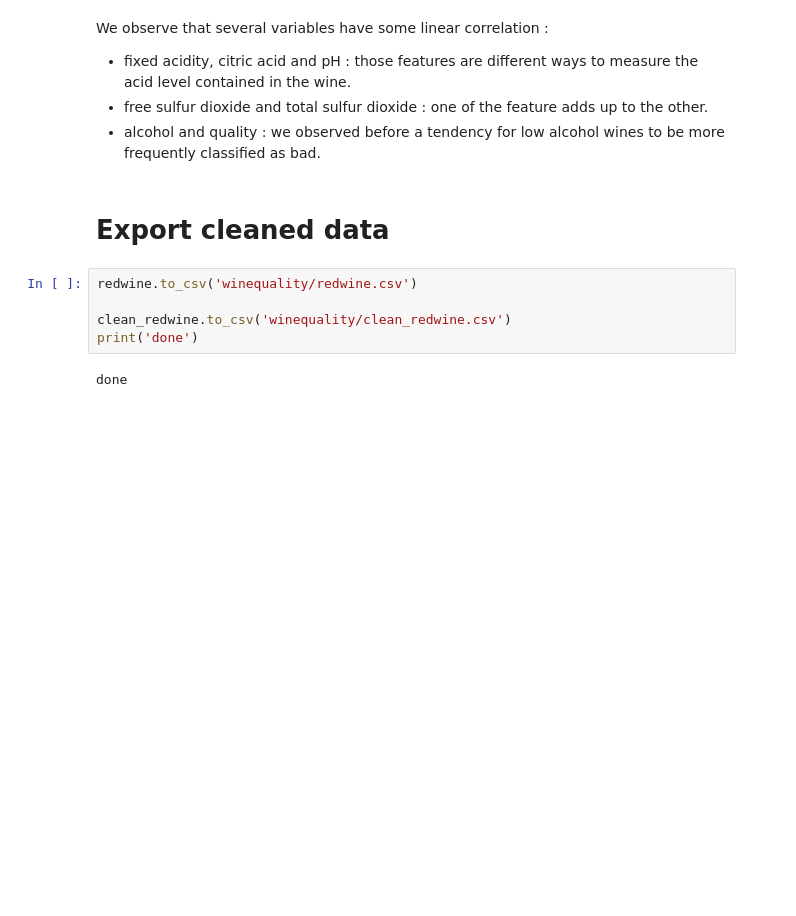
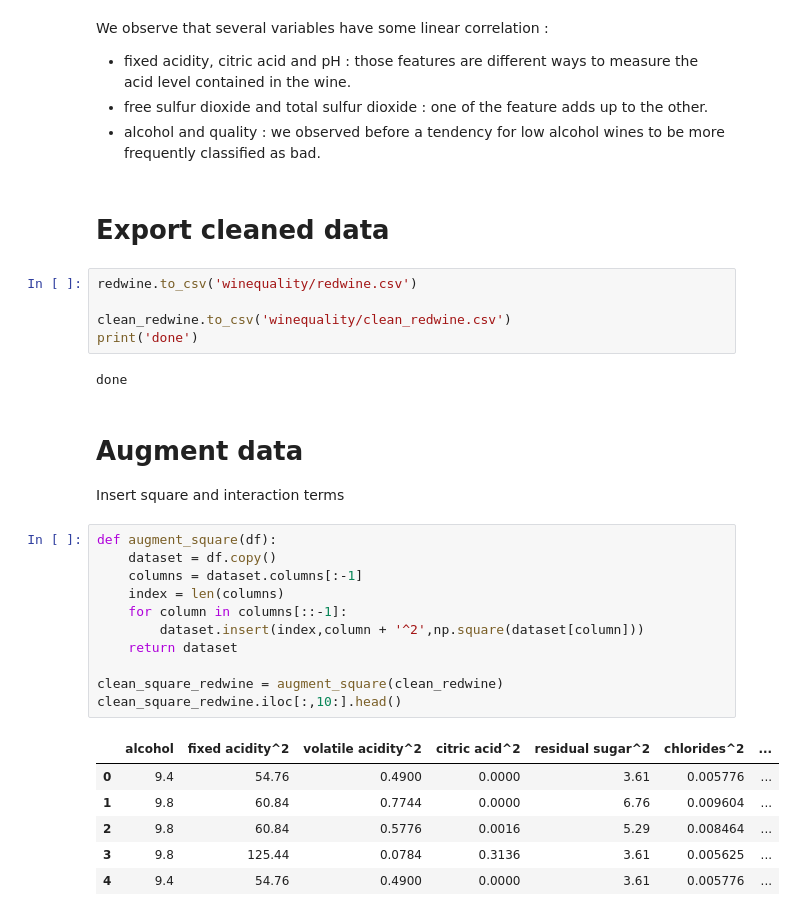
Before and after one commit to SrikanthAmudala/COMP551-MiniProject1, a Jupyter notebook: Task_1_redwine.ipynb, the cells around one changed output. Saved outputs shown, nothing was run; the diff lists cells and outputs as text; blank space fills up the shorter version.

```diff
--- a/Task_1_redwine.ipynb
+++ b/Task_1_redwine.ipynb
@@ -188,3 +187,24 @@ clean_redwine.to_csv('winequality/clean_redwine.csv')
 print('done')
 # %% [output]
 done
+# %% [markdown]
+# Augment data
+Insert square and interaction terms
+# %%
+def augment_square(df):
+    dataset = df.copy()
+    columns = dataset.columns[:-1]
+    index = len(columns)
+    for column in columns[::-1]:
+        dataset.insert(index,column + '^2',np.square(dataset[column]))
+    return dataset
+
+clean_square_redwine = augment_square(clean_redwine)
+clean_square_redwine.iloc[:,10:].head()
+# %% [output]
+|  | alcohol | fixed acidity^2 | volatile acidity^2 | citric acid^2 | residual sugar^2 | chlorides^2 | ... |
+| 0 | 9.4 | 54.76 | 0.4900 | 0.0000 | 3.61 | 0.005776 | ... |
+| 1 | 9.8 | 60.84 | 0.7744 | 0.0000 | 6.76 | 0.009604 | ... |
+| 2 | 9.8 | 60.84 | 0.5776 | 0.0016 | 5.29 | 0.008464 | ... |
+| 3 | 9.8 | 125.44 | 0.0784 | 0.3136 | 3.61 | 0.005625 | ... |
+| 4 | 9.4 | 54.76 | 0.4900 | 0.0000 | 3.61 | 0.005776 | ... |
```
Also changed, not shown: parts of 5 cells of this notebook, 5 other files.
